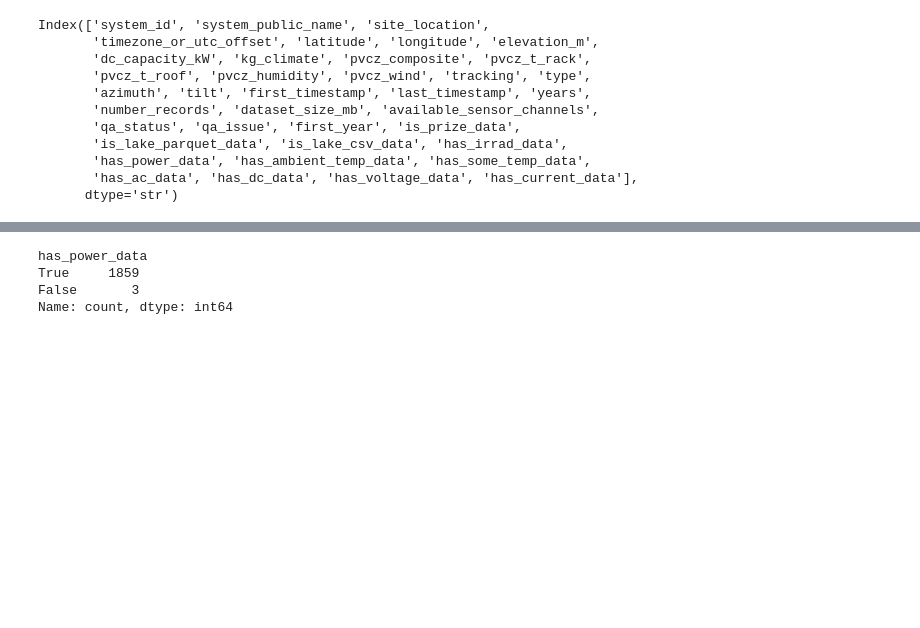
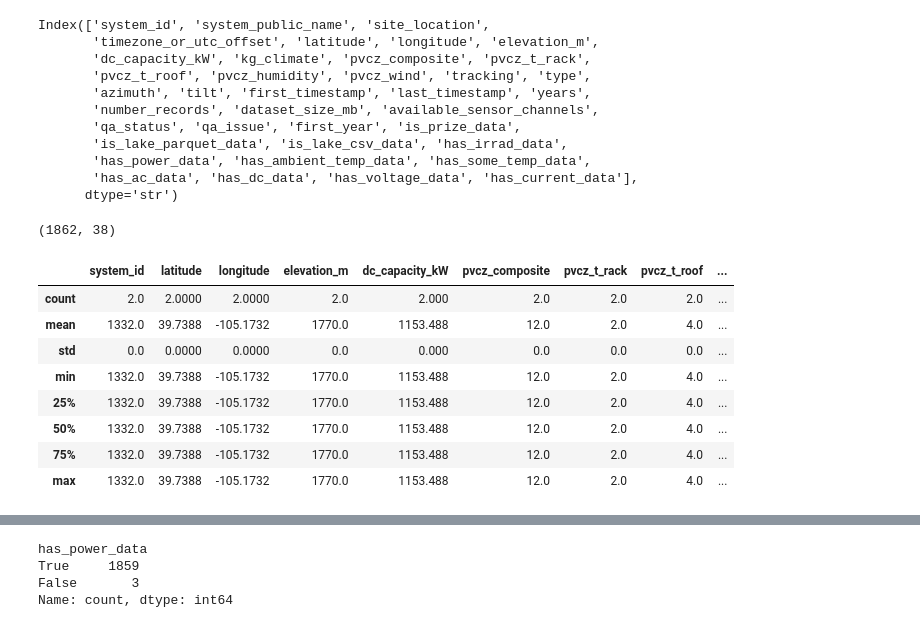
Before and after one commit to Erdos-Projects/predicting-day-ahead-solar-power-production, a Jupyter notebook: test_bed.ipynb, the cells around one changed output, grey strips where cells are left out. Cells and saved outputs as stored; diff of their text form; code cells hidden in the pictures; blank space fills up the shorter version.

```diff
--- a/test_bed.ipynb
+++ b/test_bed.ipynb
@@ -16,3 +16,7 @@ Index(['system_id', 'system_public_name', 'site_location',
        'has_power_data', 'has_ambient_temp_data', 'has_some_temp_data',
        'has_ac_data', 'has_dc_data', 'has_voltage_data', 'has_current_data'],
       dtype='str')
+# %%
+local_systems.shape
+# %% [output]
+(1862, 38)
@@ -18,0 +25,12 @@ Index(['system_id', 'system_public_name', 'site_location',
+# %%
+local_systems[local_systems['system_id'] == 1332].describe()
+# %% [output]
+|  | system_id | latitude | longitude | elevation_m | dc_capacity_kW | pvcz_composite | pvcz_t_rack | pvcz_t_roof | ... |
+| count | 2.0 | 2.0000 | 2.0000 | 2.0 | 2.000 | 2.0 | 2.0 | 2.0 | ... |
+| mean | 1332.0 | 39.7388 | -105.1732 | 1770.0 | 1153.488 | 12.0 | 2.0 | 4.0 | ... |
+| std | 0.0 | 0.0000 | 0.0000 | 0.0 | 0.000 | 0.0 | 0.0 | 0.0 | ... |
+| min | 1332.0 | 39.7388 | -105.1732 | 1770.0 | 1153.488 | 12.0 | 2.0 | 4.0 | ... |
+| 25% | 1332.0 | 39.7388 | -105.1732 | 1770.0 | 1153.488 | 12.0 | 2.0 | 4.0 | ... |
+| 50% | 1332.0 | 39.7388 | -105.1732 | 1770.0 | 1153.488 | 12.0 | 2.0 | 4.0 | ... |
+| 75% | 1332.0 | 39.7388 | -105.1732 | 1770.0 | 1153.488 | 12.0 | 2.0 | 4.0 | ... |
+| max | 1332.0 | 39.7388 | -105.1732 | 1770.0 | 1153.488 | 12.0 | 2.0 | 4.0 | ... |
```
Also changed, not shown: parts of 20 cells of this notebook, 4 other files.
